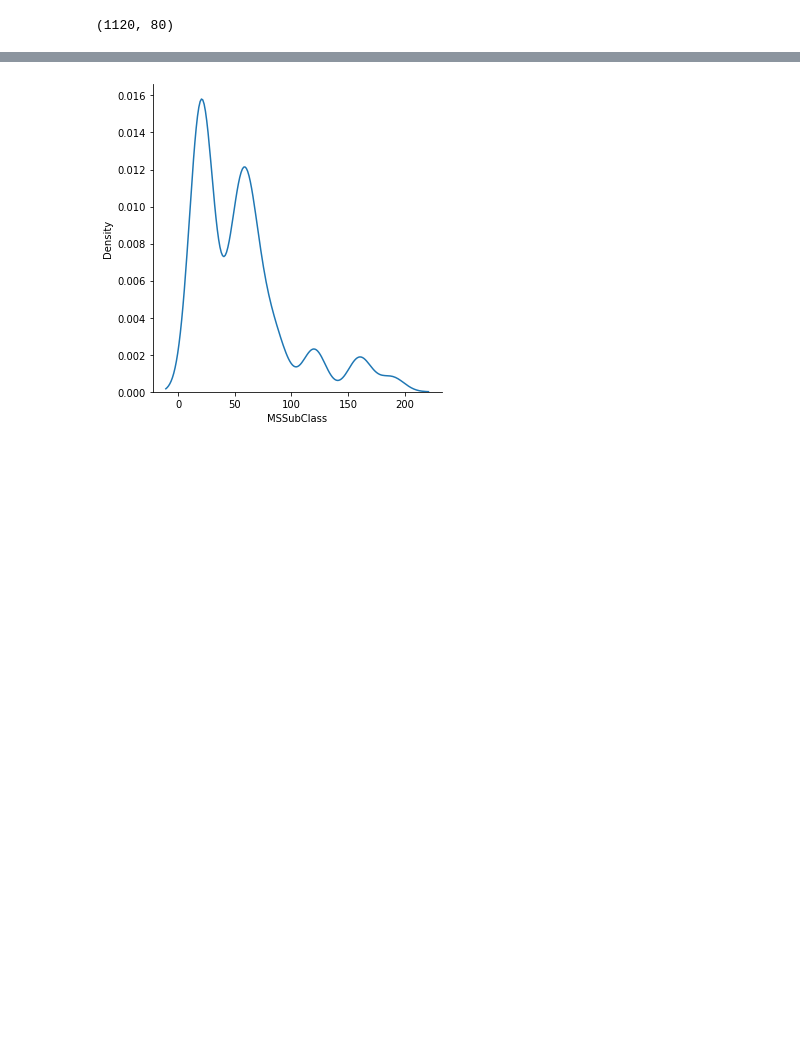
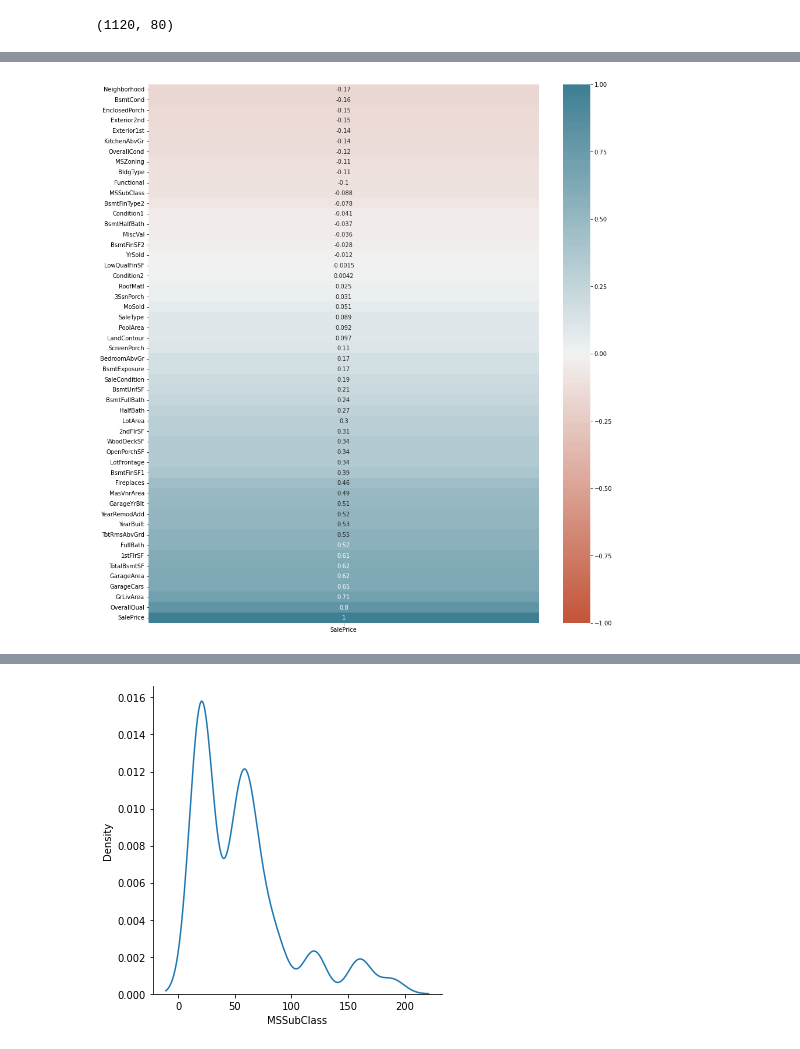
Before and after one commit to svhenrique/house-prices-predictor, a Jupyter notebook: HousePricesPredictor.ipynb, the cells around one changed output, grey strips where cells are left out. Saved outputs shown, nothing was run; the diff lists cells and outputs as text; code cells hidden in the pictures; blank space fills up the shorter version.

Commit message:
Finished data analysis

```diff
--- a/HousePricesPredictor.ipynb
+++ b/HousePricesPredictor.ipynb
@@ -312,4 +313,0 @@ train_data.shape
-# %%
-sns.set()
-sns.pairplot(train_data, size = 2.5)
-plt.show();
@@ -321,0 +331,10 @@ KeyboardInterrupt: ignored
+# %%
+# Plotando mapa de calor com correlação de calunas não categóricas com SalesPrice
+columns = list(set(train_data.columns) - set(features_selecionadas.columns))
+correlacoes = train_data.corr()[['SalePrice']]
+correlacoes = correlacoes.sort_values('SalePrice')
+plt.figure(figsize=(15, 17))
+sns.heatmap(correlacoes, vmin=-1, vmax=1, annot=True, center=0,cmap=sns.diverging_palette(20, 220, n=200))
+plt.show()
+# %% [output]
+[figure, added]
```
Also changed, not shown: parts of 47 cells of this notebook.
